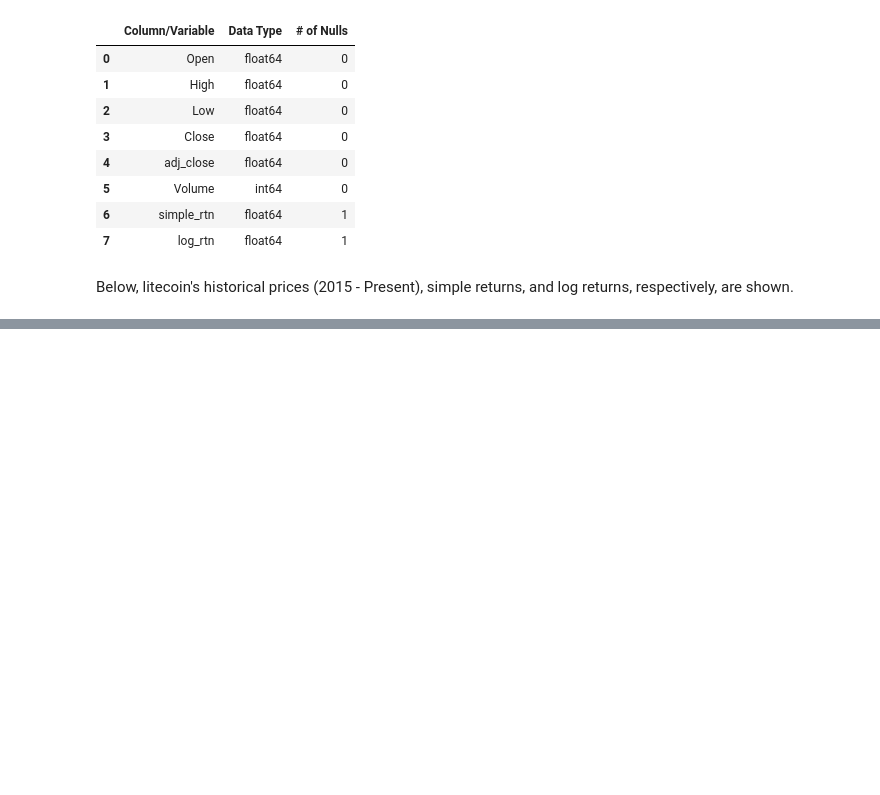
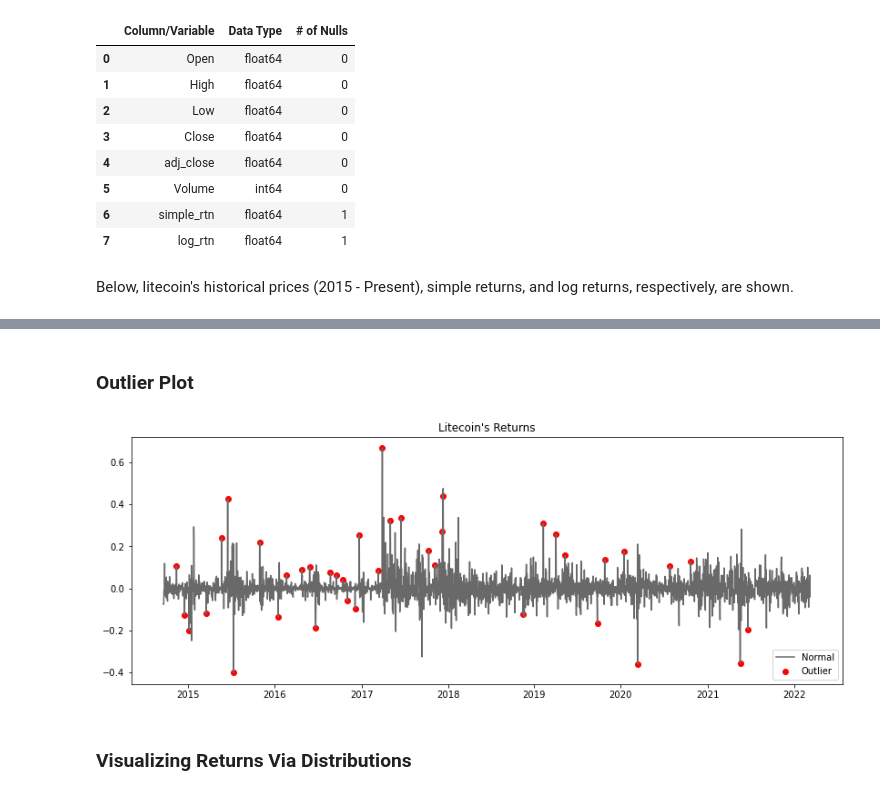
Before and after one commit to MSADS-506-Applied-Time-Series-Analysis/litecoin_predictions, a Jupyter notebook: code/litecoin_preds.ipynb, the cells around one changed output, grey strips where cells are left out. Cells and saved outputs as stored; diff of their text form; code cells hidden in the pictures; blank space fills up the shorter version.

```diff
--- a/code/litecoin_preds.ipynb
+++ b/code/litecoin_preds.ipynb
@@ -106,0 +110,33 @@ plt.show()
+# %%
+ltc_rolling = ltc[['simple_rtn']].rolling(window=21).agg(['mean', 'std'])
+ltc_rolling.columns = ltc_rolling.columns.droplevel()
+ltc_outliers = ltc.join(ltc_rolling)
+
+# detect outliers
+def outliers_ltc (row, n_sigmas=3):
+    x = row['simple_rtn']
+    mu = row['mean']
+    sigma = row['std']
+    if (x > mu + 3 * sigma) | (x < mu - 3 * sigma):
+        return 1
+    else:
+        return 0
+
+ltc_outliers['outlier'] = ltc_outliers.apply(outliers_ltc,
+axis=1)
+outliers = ltc_outliers.loc[ltc_outliers['outlier'] == 1,['simple_rtn']]
+# %% [markdown]
+### Outlier Plot
+# %%
+fig, ax = plt.subplots(figsize=(14,5))
+ax.plot(ltc_outliers.index, ltc_outliers.simple_rtn,
+color='dimgrey', label='Normal')
+ax.scatter(outliers.index, outliers.simple_rtn,
+color='red', label='Outlier')
+ax.set_title("Litecoin's Returns")
+ax.legend(loc='lower right')
+plt.show()
+# %% [output]
+[figure, added]
+# %% [markdown]
+### Visualizing Returns Via Distributions
```
Also changed, not shown: parts of 8 cells of this notebook, 1 other file.
